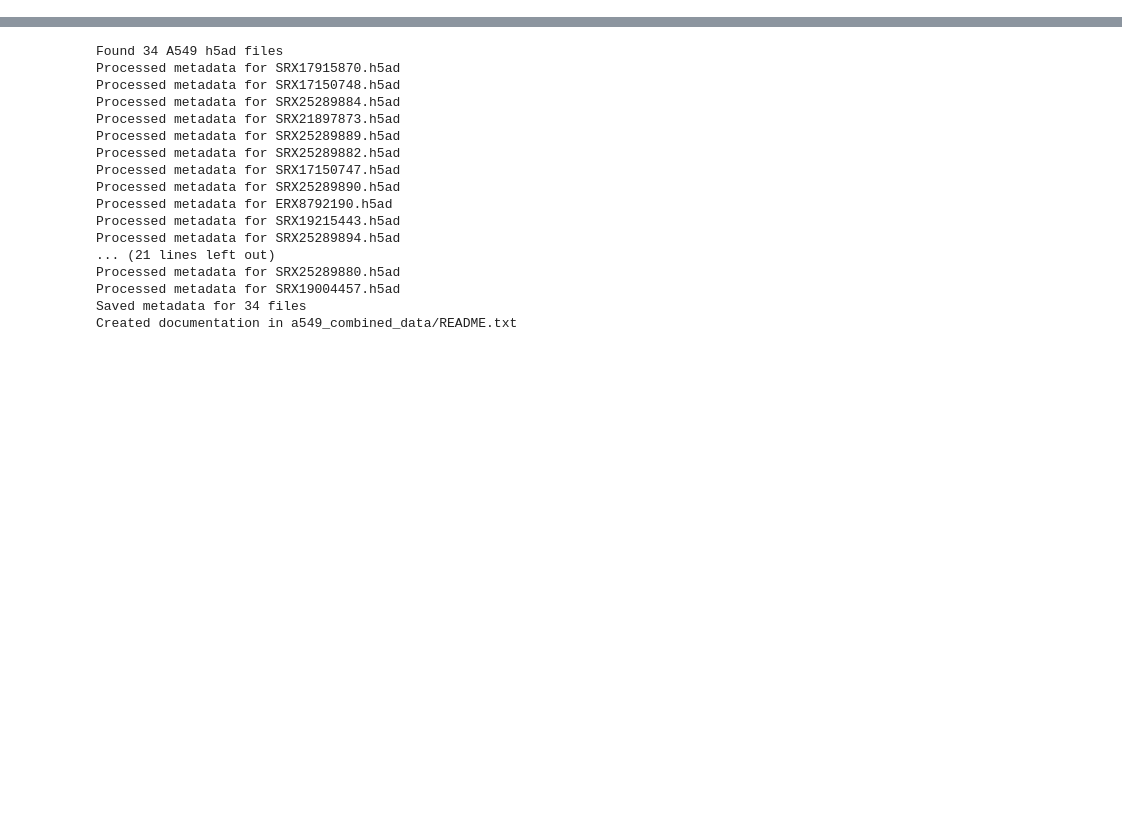
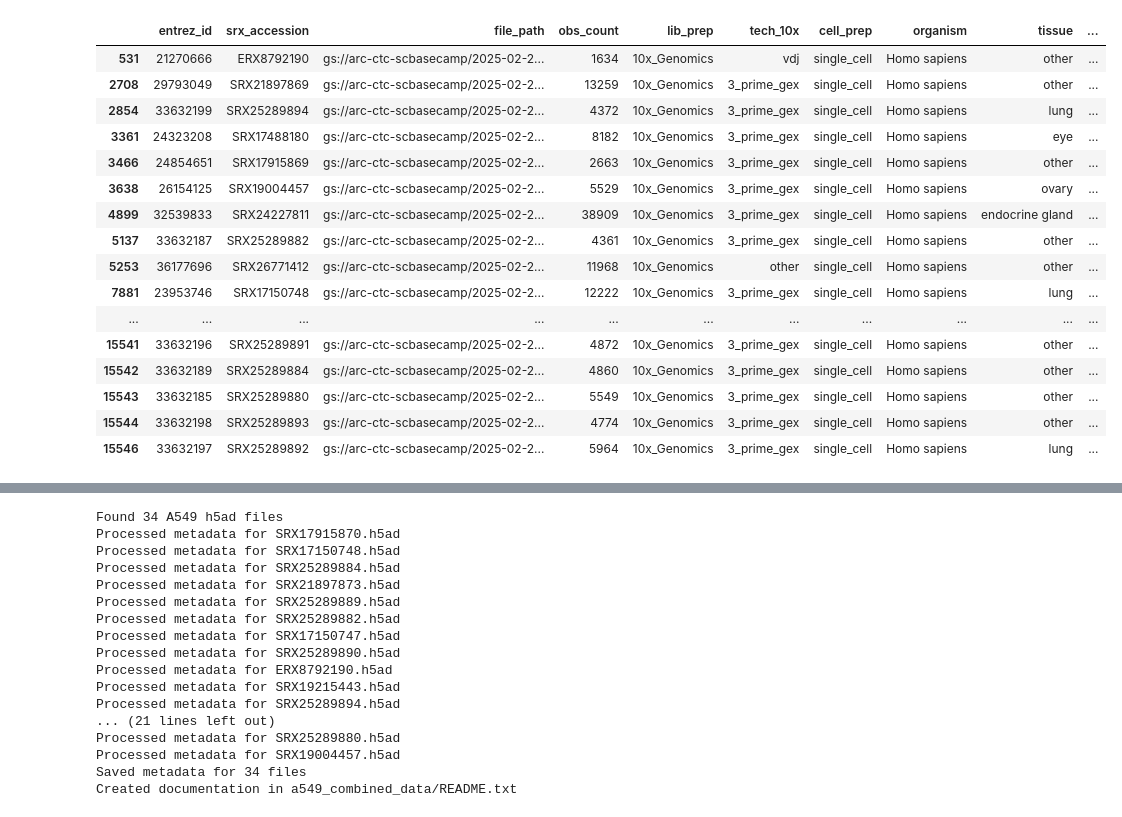
Before and after one commit to isen-zhang/A549-Cell-Response-to-Drug-Perturbations, a Jupyter notebook: downloaddata.ipynb, the cells around one changed output, grey strips where cells are left out. Saved outputs shown, nothing was run; the diff lists cells and outputs as text; code cells hidden in the pictures; blank space fills up the shorter version.

```diff
--- a/downloaddata.ipynb
+++ b/downloaddata.ipynb
@@ -32,3 +52,23 @@ print(a549_samples[["srx_accession", "tissue", "disease", "perturbation"]])
+# %%
+a549_samples
+# %% [output]
+|  | entrez_id | srx_accession | file_path | obs_count | lib_prep | tech_10x | cell_prep | organism | tissue | ... |
+| 531 | 21270666 | ERX8792190 | gs://arc-ctc-scbasecamp/2025-02-2... | 1634 | 10x_Genomics | vdj | single_cell | Homo sapiens | other | ... |
+| 2708 | 29793049 | SRX21897869 | gs://arc-ctc-scbasecamp/2025-02-2... | 13259 | 10x_Genomics | 3_prime_gex | single_cell | Homo sapiens | other | ... |
+| 2854 | 33632199 | SRX25289894 | gs://arc-ctc-scbasecamp/2025-02-2... | 4372 | 10x_Genomics | 3_prime_gex | single_cell | Homo sapiens | lung | ... |
+| 3361 | 24323208 | SRX17488180 | gs://arc-ctc-scbasecamp/2025-02-2... | 8182 | 10x_Genomics | 3_prime_gex | single_cell | Homo sapiens | eye | ... |
+| 3466 | 24854651 | SRX17915869 | gs://arc-ctc-scbasecamp/2025-02-2... | 2663 | 10x_Genomics | 3_prime_gex | single_cell | Homo sapiens | other | ... |
+| 3638 | 26154125 | SRX19004457 | gs://arc-ctc-scbasecamp/2025-02-2... | 5529 | 10x_Genomics | 3_prime_gex | single_cell | Homo sapiens | ovary | ... |
+| 4899 | 32539833 | SRX24227811 | gs://arc-ctc-scbasecamp/2025-02-2... | 38909 | 10x_Genomics | 3_prime_gex | single_cell | Homo sapiens | endocrine gland | ... |
+| 5137 | 33632187 | SRX25289882 | gs://arc-ctc-scbasecamp/2025-02-2... | 4361 | 10x_Genomics | 3_prime_gex | single_cell | Homo sapiens | other | ... |
+| 5253 | 36177696 | SRX26771412 | gs://arc-ctc-scbasecamp/2025-02-2... | 11968 | 10x_Genomics | other | single_cell | Homo sapiens | other | ... |
+| 7881 | 23953746 | SRX17150748 | gs://arc-ctc-scbasecamp/2025-02-2... | 12222 | 10x_Genomics | 3_prime_gex | single_cell | Homo sapiens | lung | ... |
+| ... | ... | ... | ... | ... | ... | ... | ... | ... | ... | ... |
+| 15541 | 33632196 | SRX25289891 | gs://arc-ctc-scbasecamp/2025-02-2... | 4872 | 10x_Genomics | 3_prime_gex | single_cell | Homo sapiens | other | ... |
+| 15542 | 33632189 | SRX25289884 | gs://arc-ctc-scbasecamp/2025-02-2... | 4860 | 10x_Genomics | 3_prime_gex | single_cell | Homo sapiens | other | ... |
+| 15543 | 33632185 | SRX25289880 | gs://arc-ctc-scbasecamp/2025-02-2... | 5549 | 10x_Genomics | 3_prime_gex | single_cell | Homo sapiens | other | ... |
+| 15544 | 33632198 | SRX25289893 | gs://arc-ctc-scbasecamp/2025-02-2... | 4774 | 10x_Genomics | 3_prime_gex | single_cell | Homo sapiens | other | ... |
+| 15546 | 33632197 | SRX25289892 | gs://arc-ctc-scbasecamp/2025-02-2... | 5964 | 10x_Genomics | 3_prime_gex | single_cell | Homo sapiens | lung | ... |
 # %%
 
 
```
Also changed, not shown: parts of 8 cells of this notebook, 26 other files.
